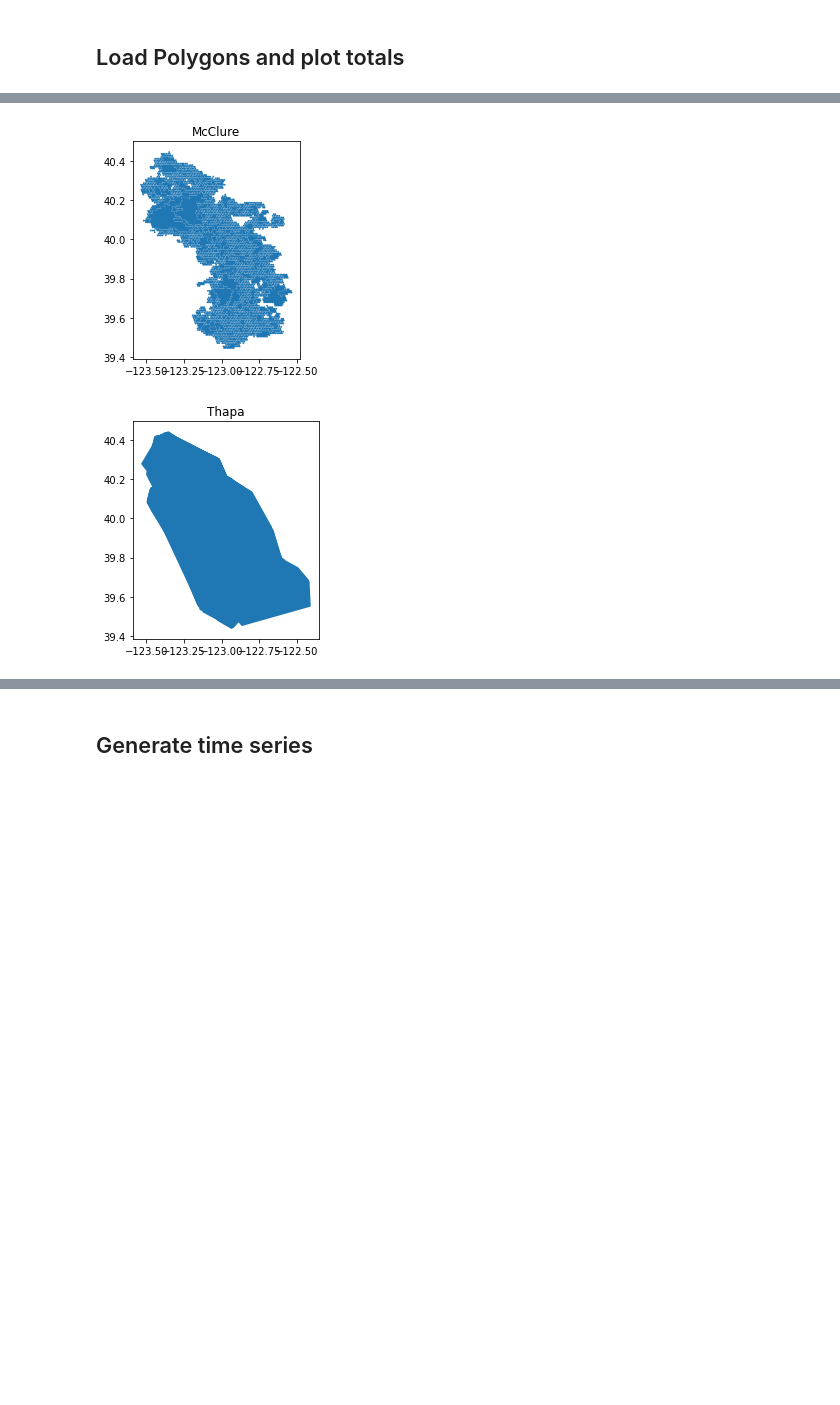
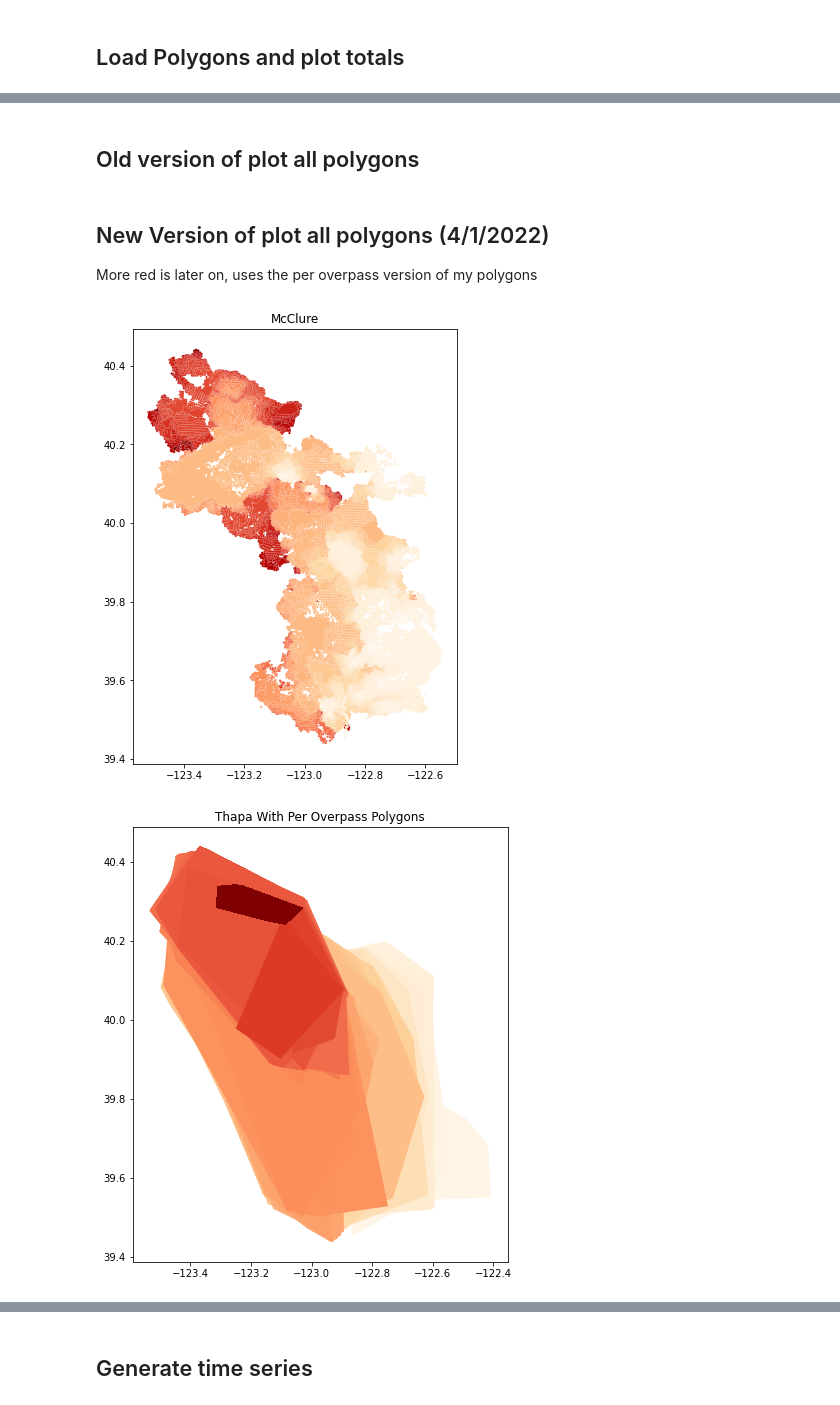
Before and after one commit to lthapa42/ML_FireEmissions, a Jupyter notebook: compare_thapa_mcclure_polygon_timeseries.ipynb, the cells around one changed output, grey strips where cells are left out. Cells and saved outputs as stored; diff of their text form; code cells hidden in the pictures; blank space fills up the shorter version.

```diff
--- a/compare_thapa_mcclure_polygon_timeseries.ipynb
+++ b/compare_thapa_mcclure_polygon_timeseries.ipynb
@@ -67,11 +77,2 @@ ac_thapa_att
-# %%
-ac_mcclure.plot()
-plt.title('McClure')
-plt.show()
-
-ac_thapa_poly.plot()
-plt.title('Thapa')
-plt.show()
-# %% [output]
-[figure, removed]
-[figure, removed]
+# %% [markdown]
+## Old version of plot all polygons
@@ -77,0 +87,16 @@ plt.show()
+# %% [markdown]
+## New Version of plot all polygons (4/1/2022)
+More red is later on, uses the per overpass version of my polygons
+# %%
+fig, ax = plt.subplots(figsize=(20,8)) #set up the figure
+ac_mcclure.plot(column = ac_mcclure['DateTim'], ax=ax, cmap='OrRd')
+plt.title('McClure')
+plt.show()
+
+fig, ax = plt.subplots(figsize=(20,8)) #set up the figure
+ac_thapa.plot(column = ac_thapa['DateTim'], ax=ax, cmap='OrRd')
+plt.title('Thapa With Per Overpass Polygons')
+plt.show()
+# %% [output]
+[figure, added]
+[figure, added]
```
Also changed, not shown: parts of 85 cells of this notebook, 3 other files.
